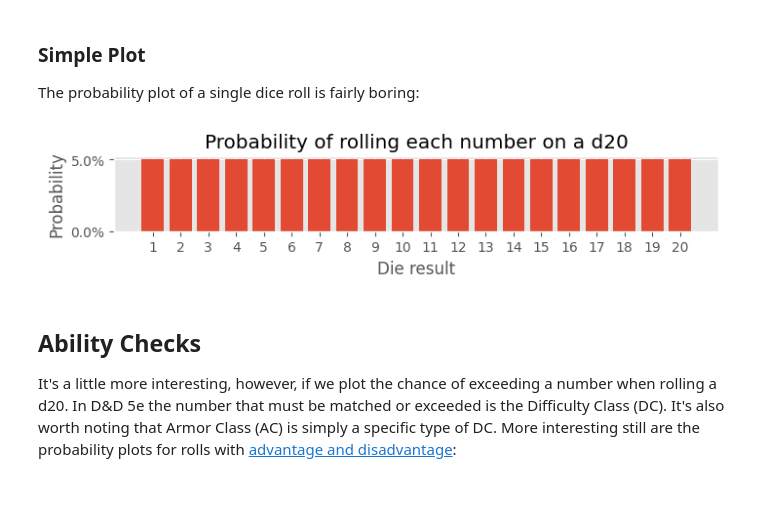
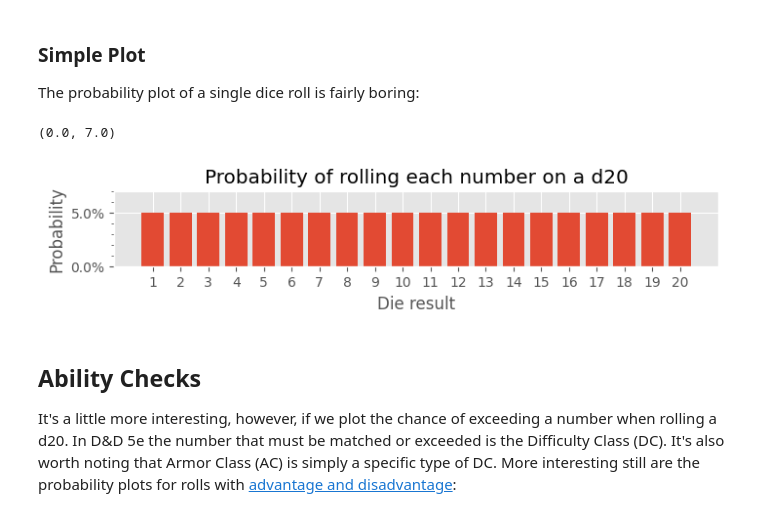
Before and after one commit to TimidRobot/dnd_probabilities, a Jupyter notebook: phandelver_probabilities.ipynb, the cells around one changed output. Drawn from its saved outputs; the diff is of its cells as text; code cells hidden in the pictures.

Commit message:
improve clarity of simple plot

```diff
--- a/phandelver_probabilities.ipynb
+++ b/phandelver_probabilities.ipynb
@@ -81,28 +81,31 @@ The probability plot of a single dice roll is fairly boring:
 # %%
 # d20 is defined above
 
 # Determine frequency of each number (will return an array contain twenty 1s)
 frequency = numpy.unique(d20, return_counts=True)[1]
 # Create probability array for rolling each number
 probability = (frequency / len(d20)) * 100
 
 # Initialize plot
 fig, ax = plot.subplots()
 fig.set_size_inches(8, 1)
 
 # Create bar plot for result probability of a normal d20 roll
 ax.bar(d20, probability)
 
 # Configure Title
 ax.set_title("Probability of rolling each number on a d20")
 # Confgure X Axis
 ax.set_xlabel("Die result")
 ax.xaxis.set_major_locator(ticker.FixedLocator(d20))
 # Configure Y Axis
 ax.set_ylabel("Probability")
 ax.yaxis.set_major_formatter(ticker.PercentFormatter())
+ax.yaxis.set_minor_locator(ticker.AutoMinorLocator())
+ax.set_ylim(0,7)
 # %% [output]
+(0.0, 7.0)
-[figure, old version]
+[figure, new version]
 # %% [markdown]
 ## Ability Checks
 
```
